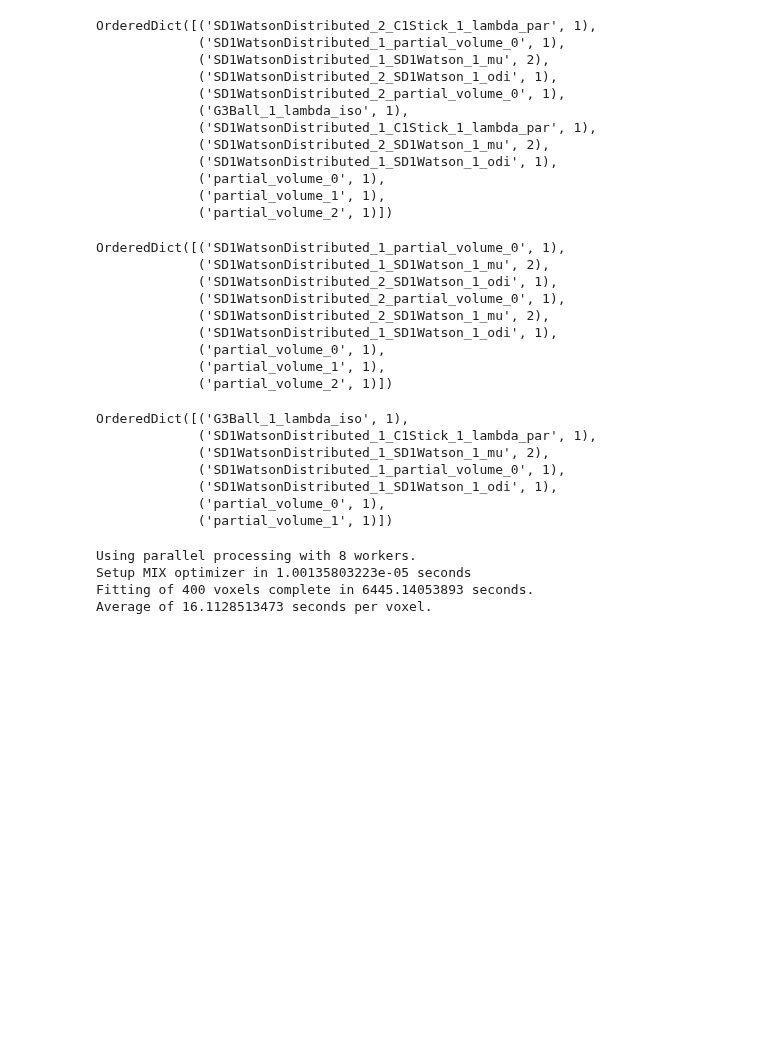
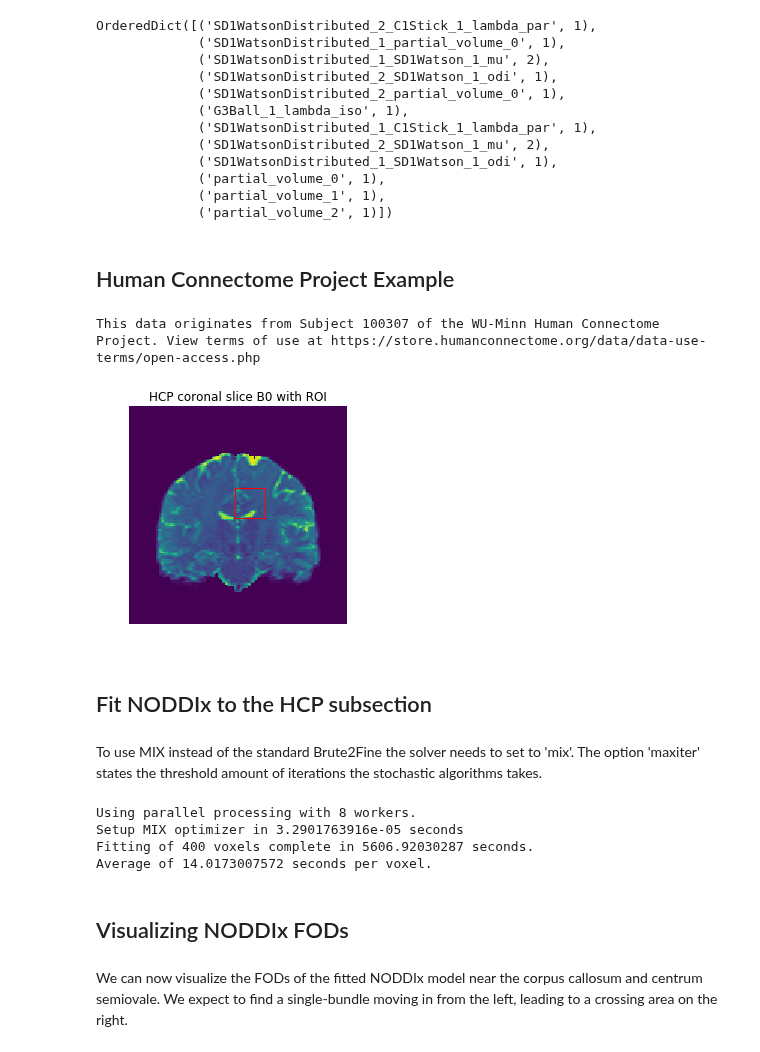
Before and after one commit to AthenaEPI/dmipy, a Jupyter notebook: examples/example_mix_microstructure_imaging_in_crossings.ipynb, the cells around one changed output. Saved outputs shown, nothing was run; the diff lists cells and outputs as text; code cells hidden in the pictures; blank space fills up the shorter version.

Commit message:
finalized MIX example

```diff
--- a/examples/example_mix_microstructure_imaging_in_crossings.ipynb
+++ b/examples/example_mix_microstructure_imaging_in_crossings.ipynb
@@ -52,25 +55,3 @@ OrderedDict([('SD1WatsonDistributed_2_C1Stick_1_lambda_par', 1),
 NODDIx_mod.fix_parameter('SD1WatsonDistributed_1_C1Stick_1_lambda_par', 1.7e-9)
 NODDIx_mod.fix_parameter('SD1WatsonDistributed_2_C1Stick_1_lambda_par', 1.7e-9)
 NODDIx_mod.fix_parameter('G3Ball_1_lambda_iso', 3e-9)
-# %%
-NODDIx_mod.parameter_cardinality
-# %% [output]
-OrderedDict([('SD1WatsonDistributed_1_partial_volume_0', 1),
-             ('SD1WatsonDistributed_1_SD1Watson_1_mu', 2),
-             ('SD1WatsonDistributed_2_SD1Watson_1_odi', 1),
-             ('SD1WatsonDistributed_2_partial_volume_0', 1),
-             ('SD1WatsonDistributed_2_SD1Watson_1_mu', 2),
-             ('SD1WatsonDistributed_1_SD1Watson_1_odi', 1),
-             ('partial_volume_0', 1),
-             ('partial_volume_1', 1),
-             ('partial_volume_2', 1)])
-# %%
-NODDI_mod.parameter_cardinality
-# %% [output]
-OrderedDict([('G3Ball_1_lambda_iso', 1),
-             ('SD1WatsonDistributed_1_C1Stick_1_lambda_par', 1),
-             ('SD1WatsonDistributed_1_SD1Watson_1_mu', 2),
-             ('SD1WatsonDistributed_1_partial_volume_0', 1),
-             ('SD1WatsonDistributed_1_SD1Watson_1_odi', 1),
-             ('partial_volume_0', 1),
-             ('partial_volume_1', 1)])
@@ -80,7 +58,36 @@ NODDI_mod.fix_parameter('SD1WatsonDistributed_1_C1Stick_1_lambda_par', 1.7e-9)
+# %% [markdown]
+## Human Connectome Project Example
+# %%
+from mipy.data import saved_data
+scheme_hcp, data_hcp = saved_data.wu_minn_hcp_coronal_slice()
+sub_image = data_hcp[70:90,: , 70:90]
+# %% [output]
+This data originates from Subject 100307 of the WU-Minn Human Connectome Project. View terms of use at https://store.humanconnectome.org/data/data-use-terms/open-access.php
+# %%
+import matplotlib.pyplot as plt
+import matplotlib.patches as patches
+%matplotlib inline
+
+fig, ax = plt.subplots(1)
+ax.imshow(data_hcp[:, 0, :, 0].T, origin=True)
+rect = patches.Rectangle((70,70),20,20,linewidth=1,edgecolor='r',facecolor='none')
+ax.add_patch(rect)
+ax.set_axis_off()
+ax.set_title('HCP coronal slice B0 with ROI');
+# %% [output]
+[figure, added]
+# %% [markdown]
+## Fit NODDIx to the HCP subsection
+# %% [markdown]
+To use MIX instead of the standard Brute2Fine the solver needs to set to 'mix'. The option 'maxiter' states the threshold amount of iterations the stochastic algorithms takes.
 # %%
-NODDIx_fit = NODDIx_mod.fit(scheme_hcp, sub_image, solver='mix')
+NODDIx_fit = NODDIx_mod.fit(scheme_hcp, sub_image, solver='mix', maxiter=300)
 # %% [output]
 Using parallel processing with 8 workers.
-Setup MIX optimizer in 1.00135803223e-05 seconds
-Fitting of 400 voxels complete in 6445.14053893 seconds.
-Average of 16.1128513473 seconds per voxel.
+Setup MIX optimizer in 3.2901763916e-05 seconds
+Fitting of 400 voxels complete in 5606.92030287 seconds.
+Average of 14.0173007572 seconds per voxel.
+# %% [markdown]
+## Visualizing NODDIx FODs
+# %% [markdown]
+We can now visualize the FODs of the fitted NODDIx model near the corpus callosum and centrum semiovale. We expect to find a single-bundle moving in from the left, leading to a crossing area on the right.
```
Also changed, not shown: parts of 55 cells of this notebook.
